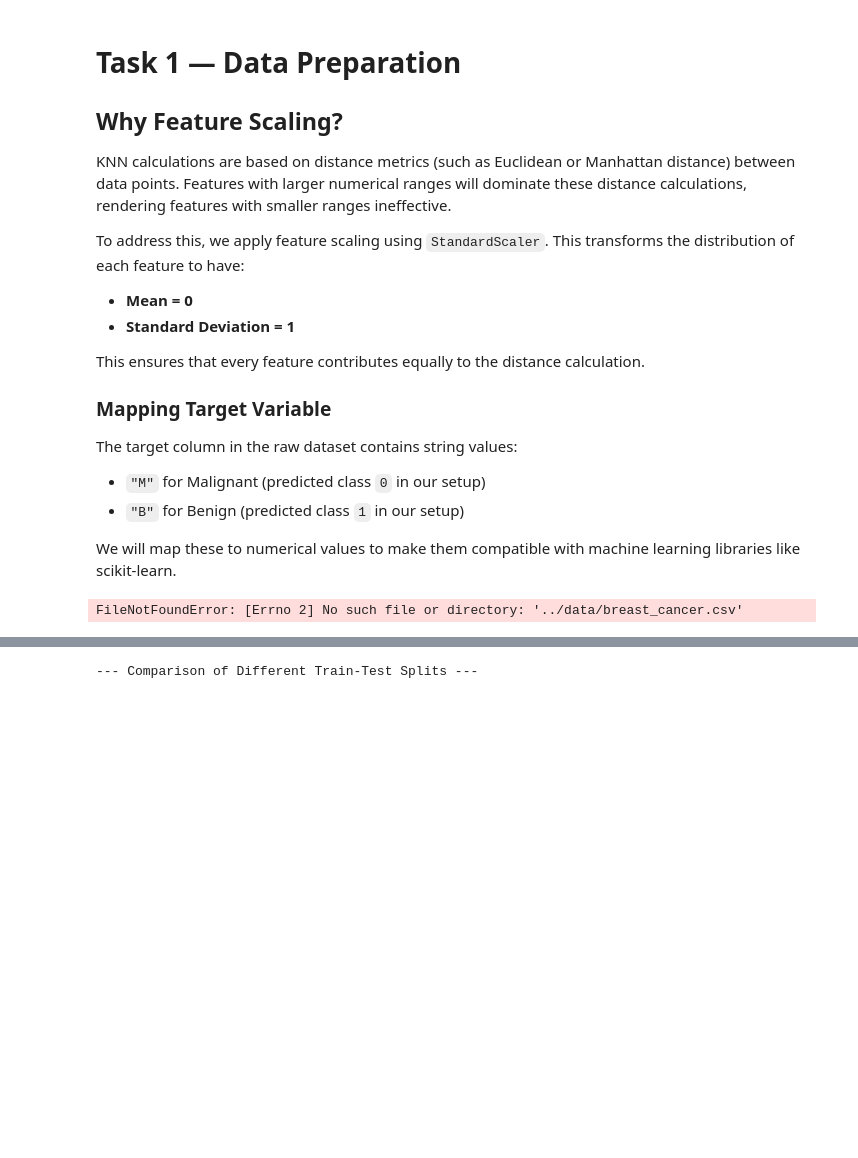
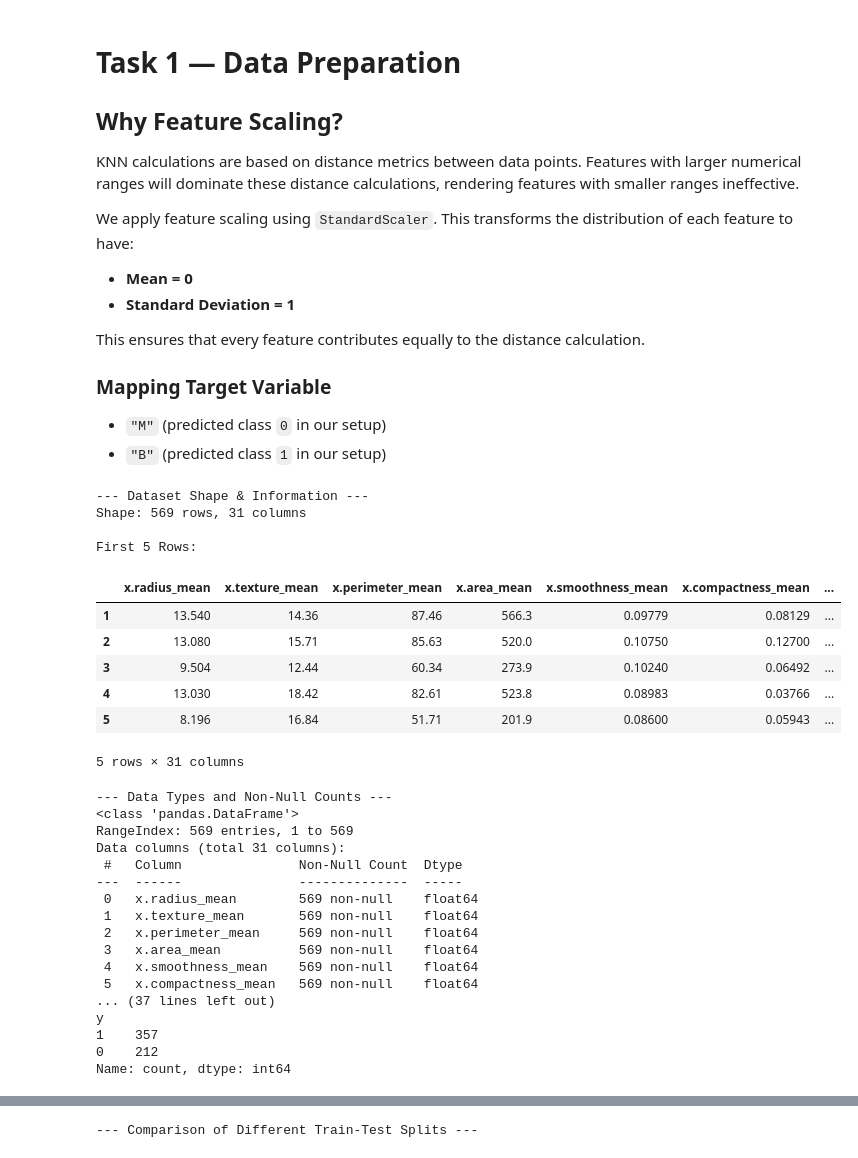
Before and after one commit to ArdenDiago/ML-Lab, a Jupyter notebook: lab/lab4/Lab4_KNN.ipynb, the cells around one changed output, grey strips where cells are left out. Drawn from its saved outputs; the diff is of its cells as text; code cells hidden in the pictures; blank space fills up the shorter version.

```diff
--- a/lab/lab4/Lab4_KNN.ipynb
+++ b/lab/lab4/Lab4_KNN.ipynb
@@ -66,20 +7,17 @@ Compare with Regression Metrics
 # Task 1 — Data Preparation
 
 ## Why Feature Scaling?
-KNN calculations are based on distance metrics (such as Euclidean or Manhattan distance) between data points. Features with larger numerical ranges will dominate these distance calculations, rendering features with smaller ranges ineffective.
+KNN calculations are based on distance metrics between data points. Features with larger numerical ranges will dominate these distance calculations, rendering features with smaller ranges ineffective.
 
-To address this, we apply feature scaling using `StandardScaler`. This transforms the distribution of each feature to have:
+We apply feature scaling using `StandardScaler`. This transforms the distribution of each feature to have:
 - **Mean = 0**
 - **Standard Deviation = 1**
 
 This ensures that every feature contributes equally to the distance calculation.
 
 ### Mapping Target Variable
-The target column in the raw dataset contains string values:
-- `"M"` for Malignant (predicted class `0` in our setup)
-- `"B"` for Benign (predicted class `1` in our setup)
-
-We will map these to numerical values to make them compatible with machine learning libraries like scikit-learn.
+- `"M"` (predicted class `0` in our setup)
+- `"B"` (predicted class `1` in our setup)
 # %%
 import pandas as pd
 import numpy as np
@@ -98,35 +36,62 @@ plt.rcParams['figure.figsize'] = (8, 6)
 plt.rcParams['font.size'] = 10
 
 # Load dataset
 # The dataset has an index in the first column, which we read using index_col=0
-df = pd.read_csv('../data/breast_cancer.csv', index_col=0)
+df = pd.read_csv('data/breast_cancer.csv', index_col=0)
 
 print("--- Dataset Shape & Information ---")
 print(f"Shape: {df.shape[0]} rows, {df.shape[1]} columns")
 print("\nFirst 5 Rows:")
 display(df.head())
 
 print("\n--- Data Types and Non-Null Counts ---")
 df.info()
 
 print("\n--- Checking for Missing Values & Duplicates ---")
 missing_values = df.isnull().sum().sum()
 duplicate_rows = df.duplicated().sum()
 print(f"Total Missing Values: {missing_values}")
 print(f"Total Duplicate Rows: {duplicate_rows}")
 
 print("\n--- Target Variable Distribution ---")
 class_counts = df['y'].value_counts()
 class_props = df['y'].value_counts(normalize=True)
 for cls, count in class_counts.items():
     print(f"Class '{cls}': {count} samples ({class_props[cls]*100:.2f}%)")
 
 # Map Target Variable 'y' ('M' -> 0, 'B' -> 1)
 df['y'] = df['y'].map({'M': 0, 'B': 1})
 print("\nTarget Variable 'y' mapped successfully:")
 print(df['y'].value_counts())
 # %% [output]
-FileNotFoundError: [Errno 2] No such file or directory: '../data/breast_cancer.csv'
+--- Dataset Shape & Information ---
+Shape: 569 rows, 31 columns
+
+First 5 Rows:
+|  | x.radius_mean | x.texture_mean | x.perimeter_mean | x.area_mean | x.smoothness_mean | x.compactness_mean | ... |
+| 1 | 13.540 | 14.36 | 87.46 | 566.3 | 0.09779 | 0.08129 | ... |
+| 2 | 13.080 | 15.71 | 85.63 | 520.0 | 0.10750 | 0.12700 | ... |
+| 3 | 9.504 | 12.44 | 60.34 | 273.9 | 0.10240 | 0.06492 | ... |
+| 4 | 13.030 | 18.42 | 82.61 | 523.8 | 0.08983 | 0.03766 | ... |
+| 5 | 8.196 | 16.84 | 51.71 | 201.9 | 0.08600 | 0.05943 | ... |
+5 rows × 31 columns
+--- Data Types and Non-Null Counts ---
+<class 'pandas.DataFrame'>
+RangeIndex: 569 entries, 1 to 569
+Data columns (total 31 columns):
+ #   Column               Non-Null Count  Dtype
+---  ------               --------------  -----
+ 0   x.radius_mean        569 non-null    float64
+ 1   x.texture_mean       569 non-null    float64
+ 2   x.perimeter_mean     569 non-null    float64
+ 3   x.area_mean          569 non-null    float64
+ 4   x.smoothness_mean    569 non-null    float64
+ 5   x.compactness_mean   569 non-null    float64
+... (37 lines left out)
+y
+1    357
+0    212
+Name: count, dtype: int64
 # %% [markdown]
 # Task 2 — Train-Test Split Analysis
 
```
Also changed, not shown: parts of 11 cells of this notebook, 21 other files.
